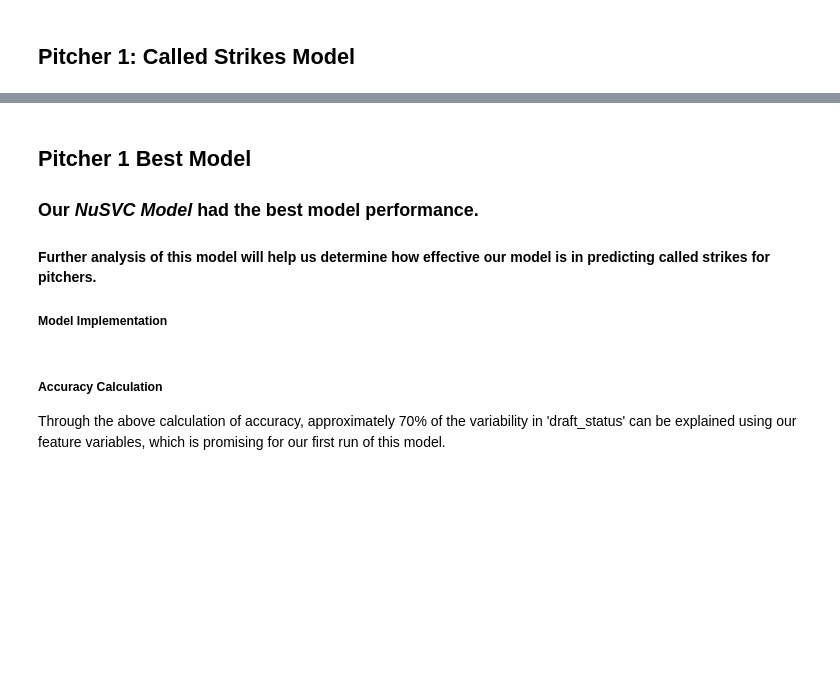
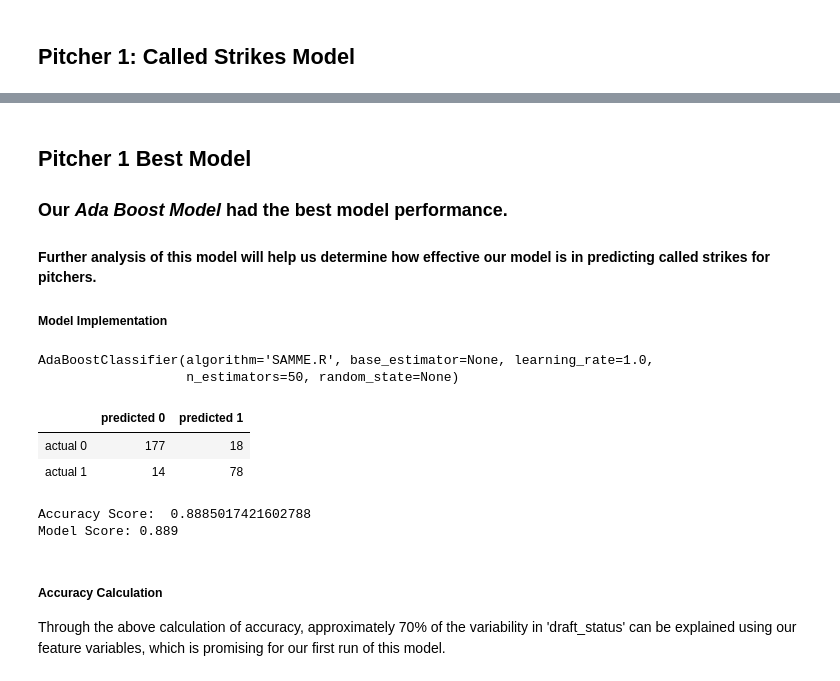
Before and after one commit to michaelpallante/mlb_pitcher_analysis, a Jupyter notebook: notebooks/modeling/mlb_pitcher_analysis_modeling.ipynb, the cells around one changed output, grey strips where cells are left out. Saved outputs shown, nothing was run; the diff lists cells and outputs as text; code cells hidden in the pictures; blank space fills up the shorter version.

```diff
--- a/notebooks/modeling/mlb_pitcher_analysis_modeling.ipynb
+++ b/notebooks/modeling/mlb_pitcher_analysis_modeling.ipynb
@@ -105,28 +219,36 @@ for classifier in classifiers:
 # %% [markdown]
 ## Pitcher 1 Best Model
 
-### Our *NuSVC Model* had the best model performance.
+### Our *Ada Boost Model* had the best model performance.
 
 #### Further analysis of this model will help us determine how effective our model is in predicting called strikes for pitchers.
 
 ##### Model Implementation
 # %%
-# re-run our Pitcher 1 Called Strike NuSVC model for further review of model performance
+# re-run our Pitcher 1 Called Strike Ada Boost model for further review of model performance
 
-classifier_nusvc = [NuSVC(probability=True)]
+classifier_adaboost = [AdaBoostClassifier()]
 
-for classifier in classifier_nusvc:
+for classifier in classifier_adaboost:
     pipe = Pipeline([
                      ('ss', StandardScaler()),
                      ('classifier', classifier)])
     pipe.fit(x_train_pitcher1, y_train_pitcher1)
     print(classifier, '\n')
     conf_matrix = pd.DataFrame(confusion_matrix(y_test_pitcher1, pipe.predict(x_test_pitcher1)),
                            index = ['actual 0', 'actual 1'],
                            columns = ['predicted 0', 'predicted 1'])
     display(conf_matrix)
     print("Accuracy Score: ",(conf_matrix.iloc[1,1]+conf_matrix.iloc[0,0])/(conf_matrix.iloc[1,1]+conf_matrix.iloc[0,1]+conf_matrix.iloc[1,0]+conf_matrix.iloc[0,0]))
     print("Model Score: %.3f" % pipe.score(x_test_pitcher1, y_test_pitcher1), '\n')
+# %% [output]
+AdaBoostClassifier(algorithm='SAMME.R', base_estimator=None, learning_rate=1.0,
+                   n_estimators=50, random_state=None)
+|  | predicted 0 | predicted 1 |
+| actual 0 | 177 | 18 |
+| actual 1 | 14 | 78 |
+Accuracy Score:  0.8885017421602788
+Model Score: 0.889
 # %% [markdown]
 ##### Accuracy Calculation
 
```
Also changed, not shown: parts of 18 cells of this notebook, 3 other files.
